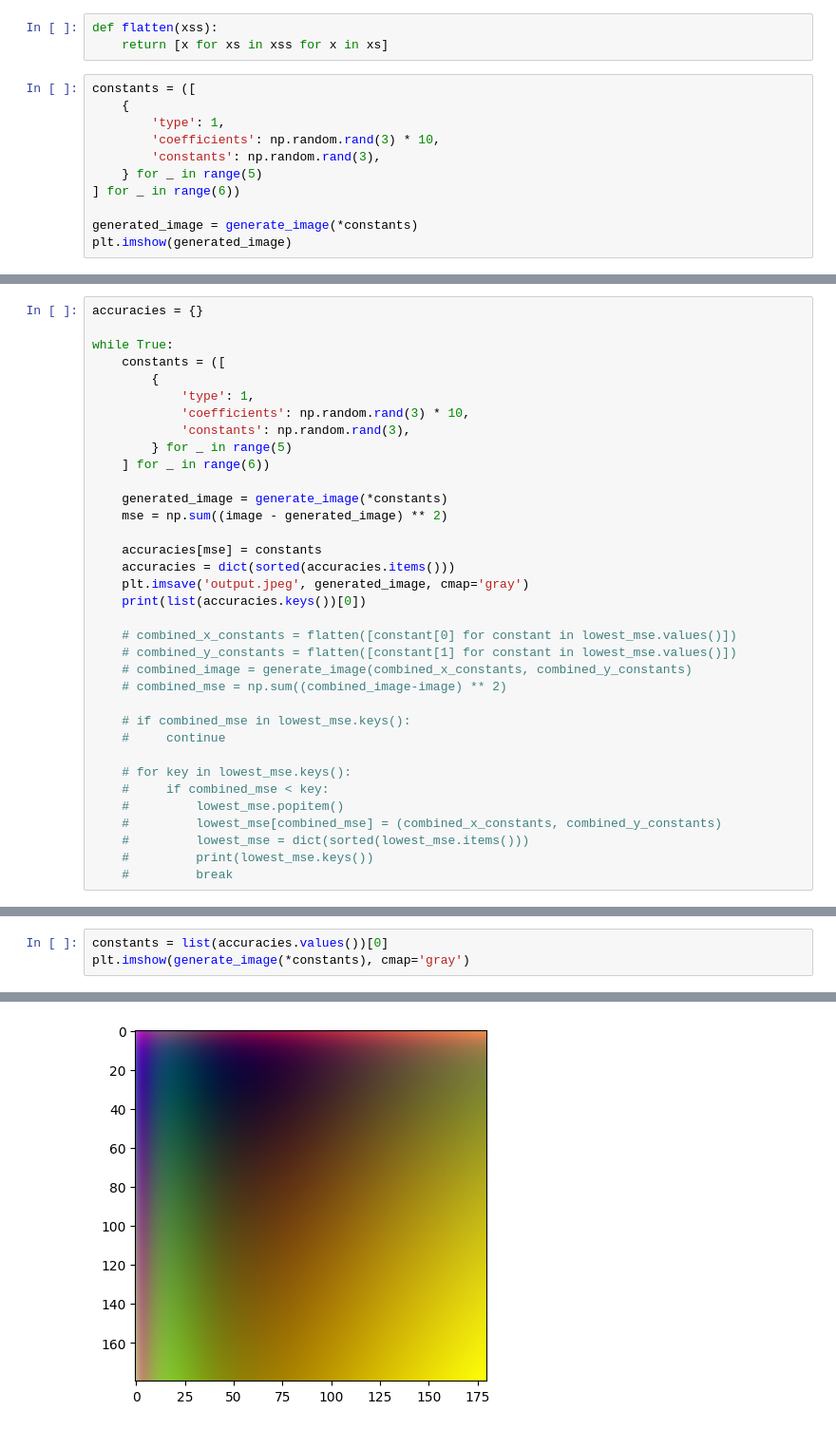
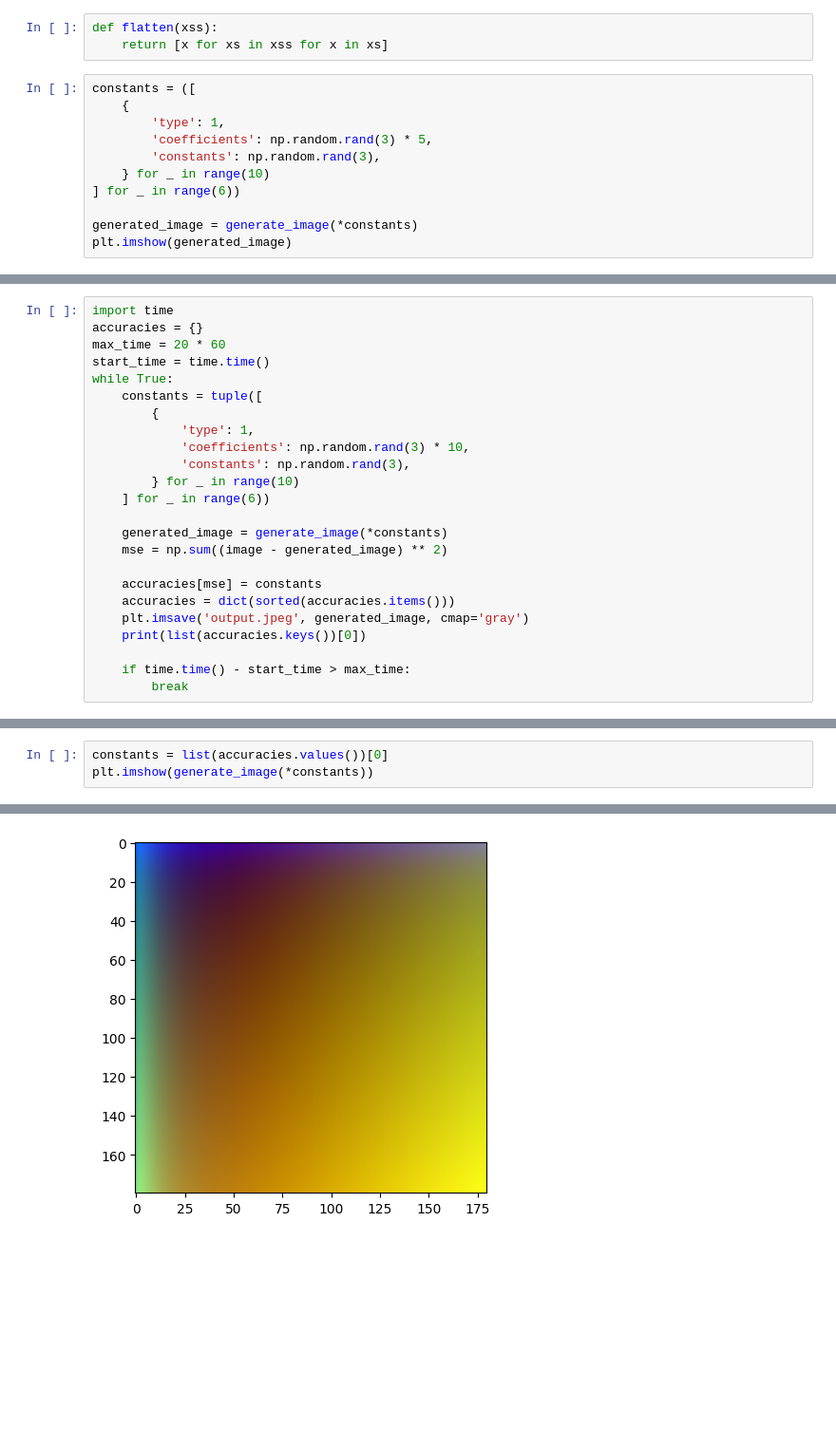
Before and after one commit to iuruoy-shao/diffeq-t1-project, a Jupyter notebook: color_equation_generation.ipynb, the cells around one changed output, grey strips where cells are left out. Shown: that part at 95% size. Saved outputs shown, nothing was run; the diff lists cells and outputs as text; blank space fills up the shorter version.

```diff
--- a/color_equation_generation.ipynb
+++ b/color_equation_generation.ipynb
@@ -116,9 +82,9 @@ def flatten(xss):
 constants = ([
     {
         'type': 1,
-        'coefficients': np.random.rand(3) * 10,
+        'coefficients': np.random.rand(3) * 5,
         'constants': np.random.rand(3),
-    } for _ in range(5)
+    } for _ in range(10)
 ] for _ in range(6))
 
 generated_image = generate_image(*constants)
@@ -129,13 +95,15 @@ plt.imshow(generated_image)
 # %%
+import time
 accuracies = {}
-
+max_time = 20 * 60
+start_time = time.time()
 while True:
-    constants = ([
+    constants = tuple([
         {
             'type': 1,
             'coefficients': np.random.rand(3) * 10,
             'constants': np.random.rand(3),
-        } for _ in range(5)
+        } for _ in range(10)
     ] for _ in range(6))
 
     generated_image = generate_image(*constants)
@@ -146,19 +114,6 @@ while True:
     plt.imsave('output.jpeg', generated_image, cmap='gray')
     print(list(accuracies.keys())[0])
 
-    # combined_x_constants = flatten([constant[0] for constant in lowest_mse.values()])
-    # combined_y_constants = flatten([constant[1] for constant in lowest_mse.values()])
-    # combined_image = generate_image(combined_x_constants, combined_y_constants)
-    # combined_mse = np.sum((combined_image-image) ** 2)
-
-    # if combined_mse in lowest_mse.keys():
-    #     continue
-
-    # for key in lowest_mse.keys():
-    #     if combined_mse < key:
-    #         lowest_mse.popitem()
-    #         lowest_mse[combined_mse] = (combined_x_constants, combined_y_constants)
-    #         lowest_mse = dict(sorted(lowest_mse.items()))
-    #         print(lowest_mse.keys())
-    #         break
+    if time.time() - start_time > max_time:
+        break
 # %% [output]
@@ -183,7 +137,7 @@ KeyboardInterrupt:
 # %%
 constants = list(accuracies.values())[0]
-plt.imshow(generate_image(*constants), cmap='gray')
+plt.imshow(generate_image(*constants))
 # %% [output]
 <matplotlib.image.AxesImage at 0x...>
-[figure, old version]
+[figure, new version]
 # %%
```
Also changed, not shown: parts of 4 cells of this notebook, 3 other files.
